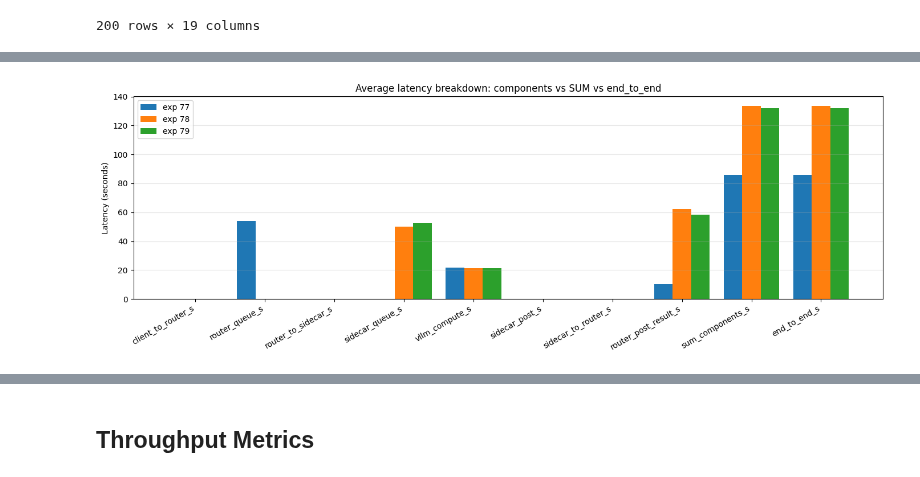
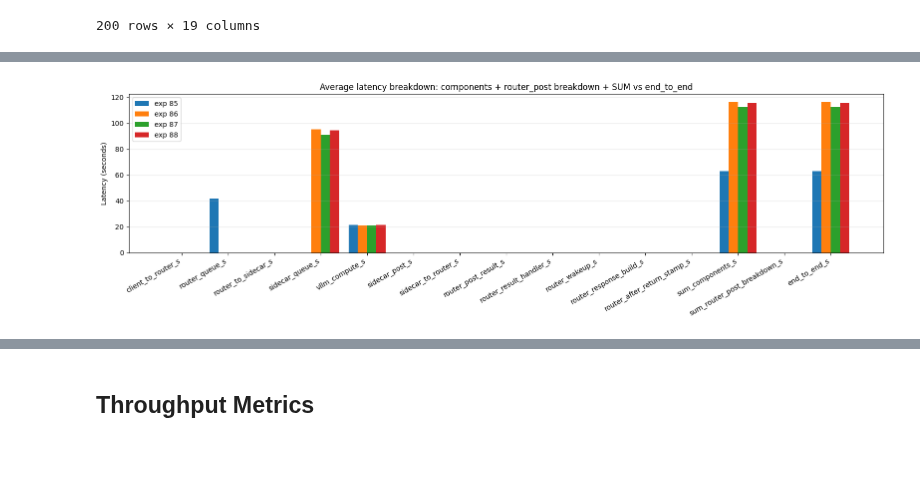
Before and after one commit to immengzi/LLM-LA, a Jupyter notebook: microservice/analysis.ipynb, the cells around one changed output, grey strips where cells are left out. Drawn from its saved outputs; the diff is of its cells as text; code cells hidden in the pictures.

```diff
--- a/microservice/analysis.ipynb
+++ b/microservice/analysis.ipynb
@@ -63,7 +63,10 @@ import pandas as pd
 # experiments = [65, 66, 67, 68]
 # experiments = [69, 70, 71, 72]
 # experiments = [73, 74, 75, 76]
-experiments = [77, 78, 79, 80]
+# experiments = [77, 78, 79, 80]
+# experiments = [81, 82, 83, 84]
+experiments = [85, 86, 87, 88]
+# experiments = [89, 90, 91, 92]
 # ----------------------------------------------
 
 # Latency columns of interest
@@ -127,10 +130,13 @@ import numpy as np
 # experiments = [65, 66, 67, 68]
 # experiments = [69, 70, 71, 72]
 # experiments = [73, 74, 75, 76]
-experiments = [77, 78, 79]
+# experiments = [77, 78, 79, 80]
+# experiments = [81, 82, 83, 84]
+experiments = [85, 86, 87, 88]
+# experiments = [89, 90, 91, 92]
 # ---------------------------
 
-# Non-overlapping latency components
+# Non-overlapping latency components (base)
 component_cols = [
     "client_to_router_s",
     "router_queue_s",
@@ -142,23 +148,63 @@ component_cols = [
     "router_post_result_s",
 ]
 
+# NEW: router post-result breakdown (should sum ~ router_post_result_s when present)
+router_post_breakdown_cols = [
+    "router_result_handler_s",     # time spent inside /result handler (very small normally)
+    "router_wakeup_s",             # waiter unblocked -> wait_for_result returns
+    "router_response_build_s",     # build/merge trace/rename fields
+    "router_after_return_stamp_s", # any last stamp after response object prepared (if you keep it)
+]
+
+# NEW: extra checkpoints (if you want them visible as standalone columns too)
+# (These are timestamps in trace, not *_s metrics; only include if your loader exposes them as *_s already.)
+# Keep this empty unless your load_experiment_latencies() converts them to seconds metrics.
+extra_component_cols = [
+    # e.g. "router_result_store_s", "router_enqueue_unblocked_s", ...
+]
+
 # End-to-end shown separately (NOT part of the sum)
 e2e_col = "end_to_end_s"
 
 # Plot order
-plot_cols = component_cols + ["sum_components_s", e2e_col]
+plot_cols = (
+    component_cols
+    + router_post_breakdown_cols
+    + extra_component_cols
+    + ["sum_components_s", "sum_router_post_breakdown_s", e2e_col]
+)
 
 avg_by_exp = {}
 
 for exp_id in experiments:
     df = load_experiment_latencies(exp_id=exp_id)
 
+    # Base component means
     comp_means = df.reindex(columns=component_cols).mean(numeric_only=True)
     sum_components = float(comp_means.sum(skipna=True))
+
+    # Router post breakdown means
+    post_means = df.reindex(columns=router_post_breakdown_cols).mean(numeric_only=True)
+    sum_post_breakdown = float(post_means.sum(skipna=True))
+
+    # Optional extras
+    extra_means = df.reindex(columns=extra_component_cols).mean(numeric_only=True)
+
     e2e_mean = float(df[e2e_col].mean()) if e2e_col in df.columns else float("nan")
 
-    row = {k: float(comp_means.get(k, np.nan)) for k in component_cols}
+    row = {}
+
+    for k in component_cols:
+        row[k] = float(comp_means.get(k, np.nan))
+
+    for k in router_post_breakdown_cols:
+        row[k] = float(post_means.get(k, np.nan))
+
+    for k in extra_component_cols:
+        row[k] = float(extra_means.get(k, np.nan))
+
     row["sum_components_s"] = sum_components
+    row["sum_router_post_breakdown_s"] = sum_post_breakdown
     row[e2e_col] = e2e_mean
 
     avg_by_exp[exp_id] = row
@@ -168,10 +214,27 @@ print("\nAverage latencies per experiment:\n")
 for exp_id in experiments:
     r = avg_by_exp[exp_id]
     print(f"Experiment {exp_id}:")
+
     for k in component_cols:
-        print(f"  {k:25s}: {r[k]:8.3f} s")
-    print(f"  {'SUM (components)':25s}: {r['sum_components_s']:8.3f} s")
-    print(f"  {e2e_col:25s}: {r[e2e_col]:8.3f} s")
+        print(f"  {k:28s}: {r[k]:8.3f} s")
+
+    print(f"  {'SUM (components)':28s}: {r['sum_components_s']:8.3f} s")
+    print()
+
+    print("  Router post-result breakdown:")
+    for k in router_post_breakdown_cols:
+        print(f"    {k:26s}: {r[k]:8.6f} s")
+    print(f"    {'SUM (post breakdown)':26s}: {r['sum_router_post_breakdown_s']:8.6f} s")
+
+    # Helpful comparison vs router_post_result_s if both exist
+    base_post = r.get("router_post_result_s", np.nan)
+    if not (np.isnan(base_post) or np.isnan(r["sum_router_post_breakdown_s"])):
+        diff = base_post - r["sum_router_post_breakdown_s"]
+        print(f"    {'router_post_result_s':26s}: {base_post:8.6f} s")
+        print(f"    {'DIFF (base - sum)':26s}: {diff:8.6f} s")
+    print()
+
+    print(f"  {e2e_col:28s}: {r[e2e_col]:8.3f} s")
     print()
 
 # ---- grouped bar plot ----
@@ -179,7 +242,7 @@ labels = plot_cols
 x = np.arange(len(labels))
 width = 0.8 / len(experiments)
 
-plt.figure(figsize=(14, 5))
+plt.figure(figsize=(16, 5))
 
 for i, exp_id in enumerate(experiments):
     vals = [avg_by_exp[exp_id].get(k, np.nan) for k in labels]
@@ -192,7 +255,7 @@ plt.xticks(
     ha="right"
 )
 plt.ylabel("Latency (seconds)")
-plt.title("Average latency breakdown: components vs SUM vs end_to_end")
+plt.title("Average latency breakdown: components + router_post breakdown + SUM vs end_to_end")
 plt.legend()
 plt.grid(axis="y", alpha=0.3)
 plt.tight_layout()
@@ -218,4 +281,4 @@ Experiment 77:
-[figure, old version]
+[figure, new version]
 # %%
 from experiment_analysis import load_experiment_latencies
 import matplotlib.pyplot as plt
```
Also changed, not shown: parts of 9 cells of this notebook, 11 other files.
